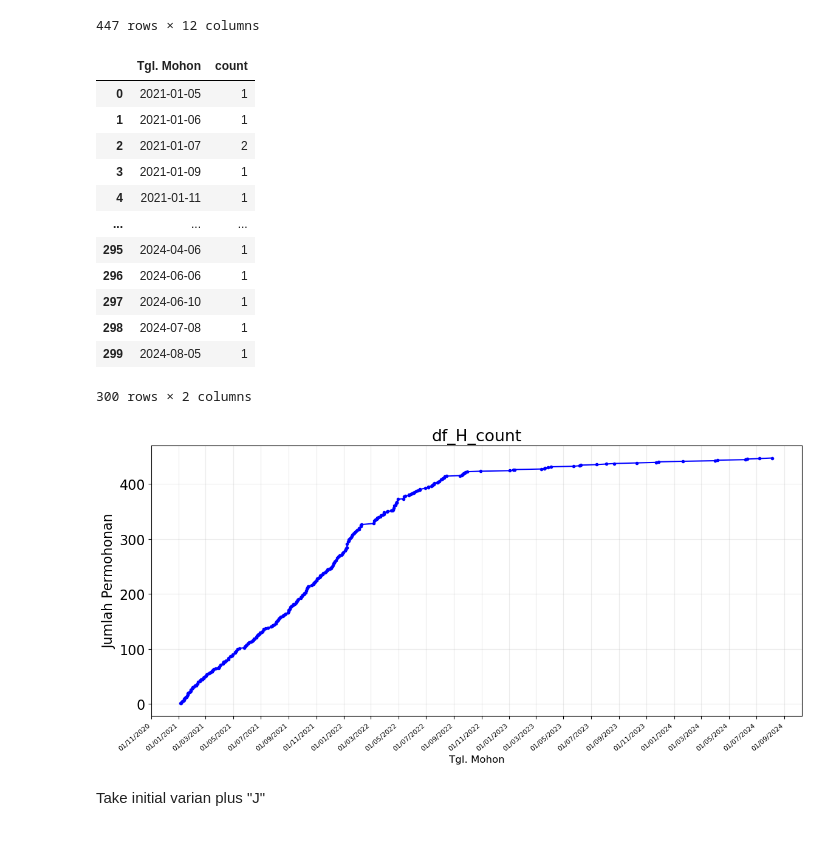
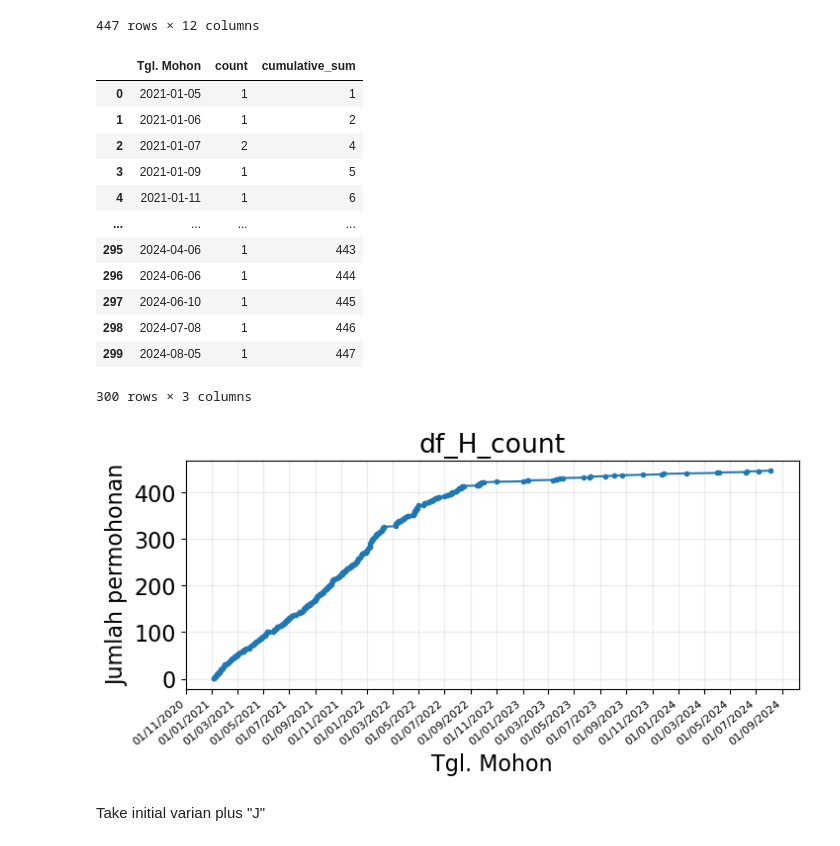
Before and after one commit to anajesset/tugas-akhirr, a Jupyter notebook: exploration.ipynb, the cells around one changed output. Cells and saved outputs as stored; diff of their text form; code cells hidden in the pictures.

```diff
--- a/exploration.ipynb
+++ b/exploration.ipynb
@@ -411,47 +413,48 @@ df_H
 df_H_count = df_H[["Tgl. Mohon"]].copy()
 df_H_count["count"] = 1.
 df_H_count = df_H_count.groupby("Tgl. Mohon").agg("count").reset_index()
+df_H_count["cumulative_sum"] = df_H_count["count"].cumsum()
 df_H_count
 # %% [output]
-|  | Tgl. Mohon | count |
-| 0 | 2021-01-05 | 1 |
-| 1 | 2021-01-06 | 1 |
-| 2 | 2021-01-07 | 2 |
-| 3 | 2021-01-09 | 1 |
-| 4 | 2021-01-11 | 1 |
-| ... | ... | ... |
-| 295 | 2024-04-06 | 1 |
-| 296 | 2024-06-06 | 1 |
-| 297 | 2024-06-10 | 1 |
-| 298 | 2024-07-08 | 1 |
-| 299 | 2024-08-05 | 1 |
+|  | Tgl. Mohon | count | cumulative_sum |
+| 0 | 2021-01-05 | 1 | 1 |
+| 1 | 2021-01-06 | 1 | 2 |
+| 2 | 2021-01-07 | 2 | 4 |
+| 3 | 2021-01-09 | 1 | 5 |
+| 4 | 2021-01-11 | 1 | 6 |
+| ... | ... | ... | ... |
+| 295 | 2024-04-06 | 1 | 443 |
+| 296 | 2024-06-06 | 1 | 444 |
+| 297 | 2024-06-10 | 1 | 445 |
+| 298 | 2024-07-08 | 1 | 446 |
+| 299 | 2024-08-05 | 1 | 447 |
-300 rows × 2 columns
+300 rows × 3 columns
 # %%
-df_H_count["cumulative_sum"] = df_H_count["count"].cumsum()
+fig, ax = plt.subplots(figsize=(8, 3))
 
-fig, ax = plt.subplots(figsize=(12, 6))
-
-ax.plot(df_H_count["Tgl. Mohon"], df_H_count["cumulative_sum"], linestyle="-", marker=".", color="b")
+ax.plot(df_H_count["Tgl. Mohon"], df_H_count["cumulative_sum"],
+        linestyle="-", marker=".")
 
 formatter = mdates.DateFormatter("%d/%m/%Y")
+# locator = mdates.YearLocator(base=2)
 locator = mdates.MonthLocator(bymonthday=1, bymonth=range(1, 13, 2))
 ax.xaxis.set_major_formatter(formatter)
 ax.xaxis.set_major_locator(locator)
 
-ax.grid(True)
-ax.set_xlabel("Tgl. Mohon", fontsize=12)
-ax.set_ylabel("Jumlah Permohonan")
+ax.grid("on")
+ax.set_xlabel("Tgl. Mohon")
+ax.set_ylabel("Jumlah permohonan")
+
 ax.set_title("df_H_count")
 
-for label in ax.get_xticklabels():
-    label.set_rotation(40)
-    label.set_fontsize(8)
-    label.set_horizontalalignment('right')
+for j, label in enumerate(ax.get_xticklabels()):
+  label.set_rotation(40)
+  label.set_fontsize(8)
+  label.set_horizontalalignment('right')
 
-plt.tight_layout()
-plt.show()
+plt.show(fig)
 # %% [output]
-[figure, old version]
+[figure, new version]
 # %% [markdown]
 Take initial varian plus "J"
 # %%
```
Also changed, not shown: parts of 10 cells of this notebook.
